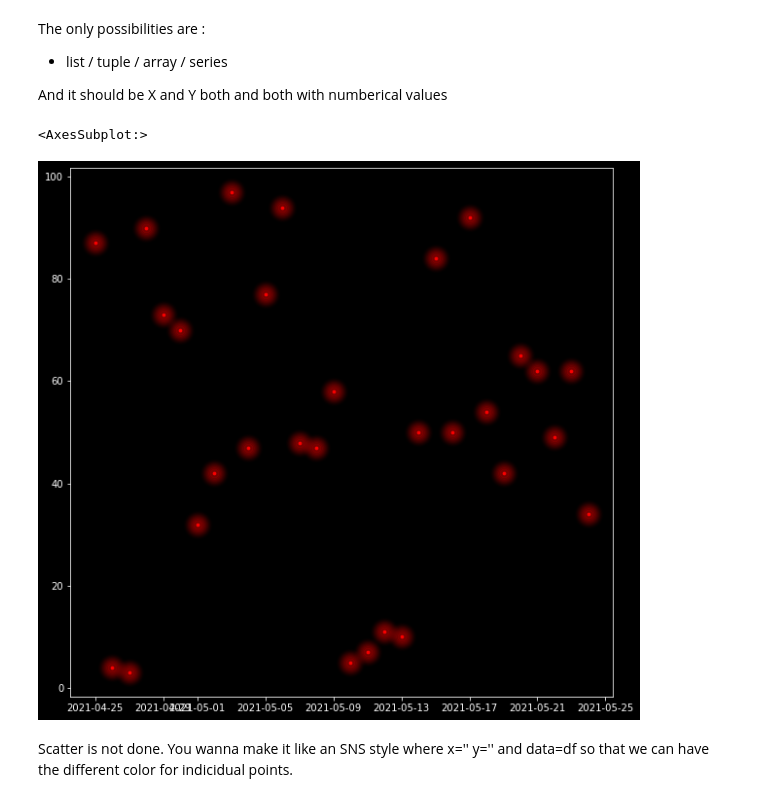
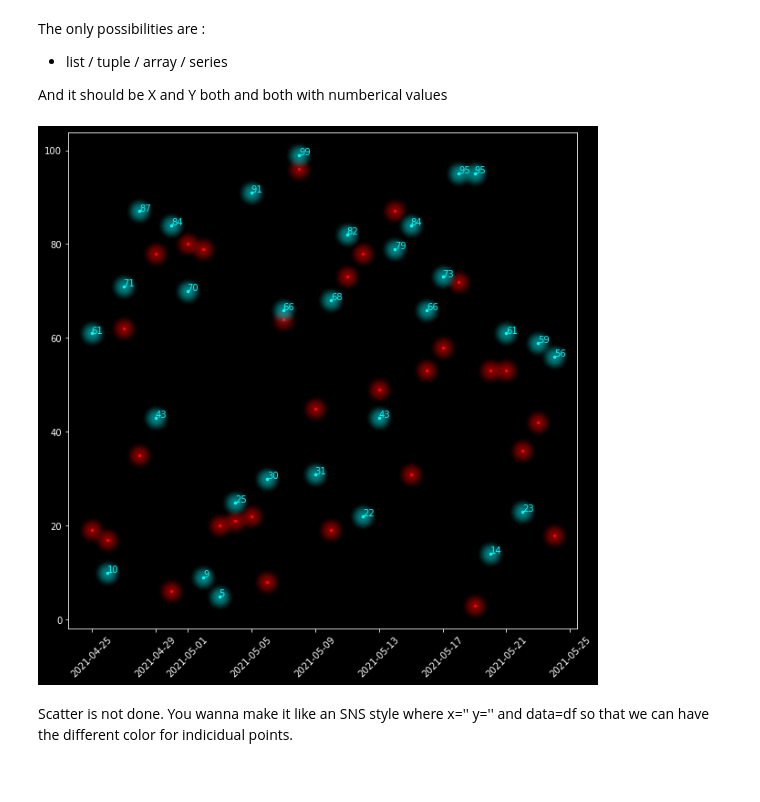
Before and after one commit to AayushSameerShah/neona, a Jupyter notebook: checks.ipynb, the cells around one changed output. Drawn from its saved outputs; the diff is of its cells as text; code cells hidden in the pictures.

Commit message:
Maybe done - didn't create pie chart as it was not looking good and didn't make use of sns style

```diff
--- a/checks.ipynb
+++ b/checks.ipynb
@@ -258,9 +258,10 @@ def scatterplot(x, y, spines=True, point_size=2,
 # %%
 plt.figure(figsize=(10, 10))
 scatterplot(df.index, df[0], color='r')
+scatterplot(df.index, df[1], color='cyan', show_values=True)
+plt.xticks(rotation= 45);
 # %% [output]
-<AxesSubplot:>
-[figure, old version]
+[figure, new version]
 # %% [markdown]
 Scatter is not done. You wanna make it like an SNS style where x='' y='' and data=df so that we can have the different color for indicidual points.
 # %% [markdown]
```
Also changed, not shown: parts of 9 cells of this notebook.
